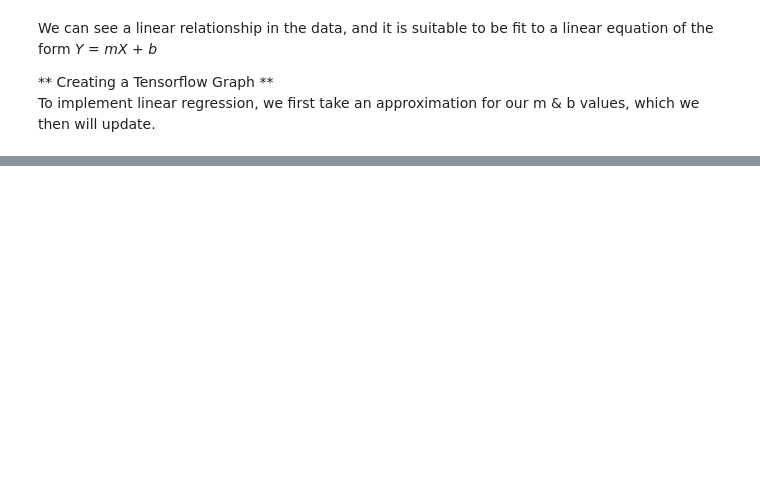
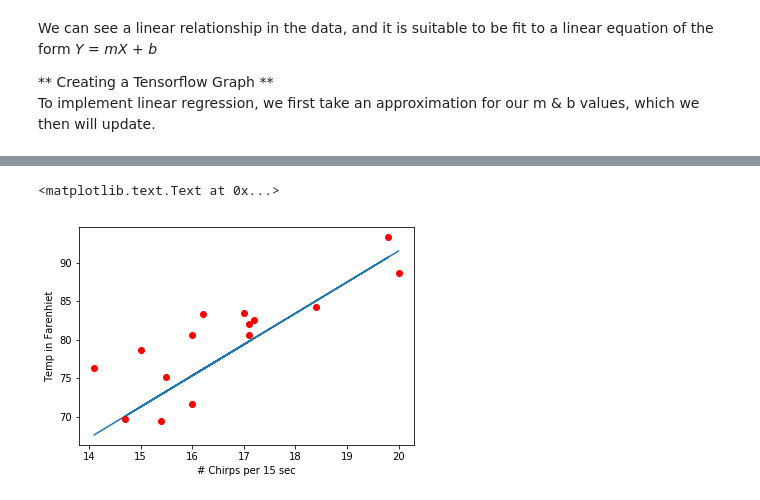
Before and after one commit to MossMcLaughlin/linear-regression-tensorflow, a Jupyter notebook: linear-regression-tensorflow.ipynb, the cells around one changed output, grey strips where cells are left out. Drawn from its saved outputs; the diff is of its cells as text; code cells hidden in the pictures; blank space fills up the shorter version.

```diff
--- a/linear-regression-tensorflow.ipynb
+++ b/linear-regression-tensorflow.ipynb
@@ -52,0 +78,8 @@ $$ loss = \frac{1}{n}\sum_{i=1}^n{[O_i - Y_i]^2} $$
+# %%
+normalization = 0.1
+loss = tf.reduce_mean(tf.squared_difference(O*normalization,Y*normalization))
+#optimizer = tf.train.GradientDescentOptimizer(learning_rate=0.01)
+optimizer = tf.train.AdagradOptimizer(0.01)
+train = optimizer.minimize(loss)
+# %%
+sess.run(tf.global_variables_initializer())
@@ -52,0 +88,19 @@ $$ loss = \frac{1}{n}\sum_{i=1}^n{[O_i - Y_i]^2} $$
+# %%
+min_update_difference = 0.0001
+previous_m = 10000
+previous_b = 10000
+steps = []
+losses = []
+linear_fit = None
+# %%
+for i in range(10000):
+    _, _m , _b,_l = sess.run([train, m, b,loss],feed_dict={X:x_data,Y:y_data})
+    steps.append((_m,_b))
+    losses.append(_l)
+    if (np.abs(previous_m - _m) <= min_update_difference): #or (np.abs(previous_b - _b) <= min_update_difference) :
+        print("Finished. Equation found by linear regression: Y = {}X + {}".format(_m,_b))
+        print("Loss: {}, Num steps: {}".format(_l,i))
+        linear_fit = [_m * x + _b for x in x_data]
+        break
+    previous_m = _m
+sess.close()
@@ -52,0 +110,10 @@ $$ loss = \frac{1}{n}\sum_{i=1}^n{[O_i - Y_i]^2} $$
+# %%
+#plot final prediction against datapoints
+plt.plot(x_data, linear_fit)
+plt.plot(x_data, y_data, 'ro')
+# label the axis
+plt.xlabel("# Chirps per 15 sec")
+plt.ylabel("Temp in Farenhiet")
+# %% [output]
+<matplotlib.text.Text at 0x...>
+[figure, added]
```
Also changed, not shown: parts of 16 cells of this notebook.
